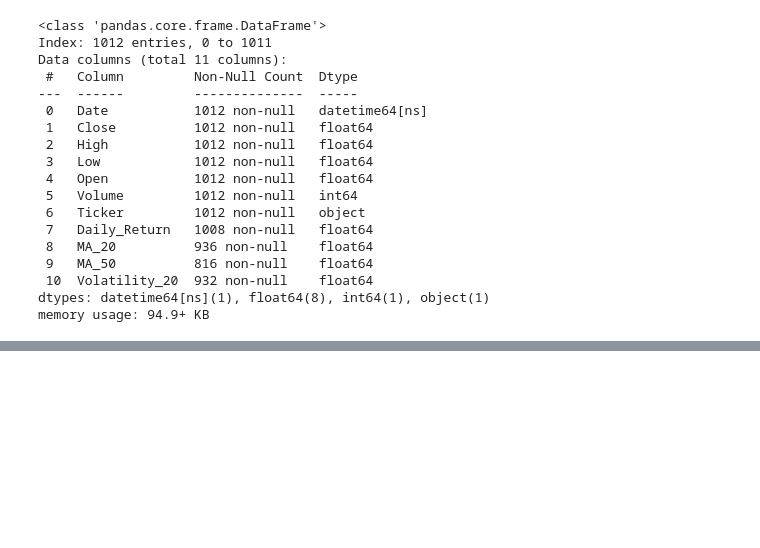
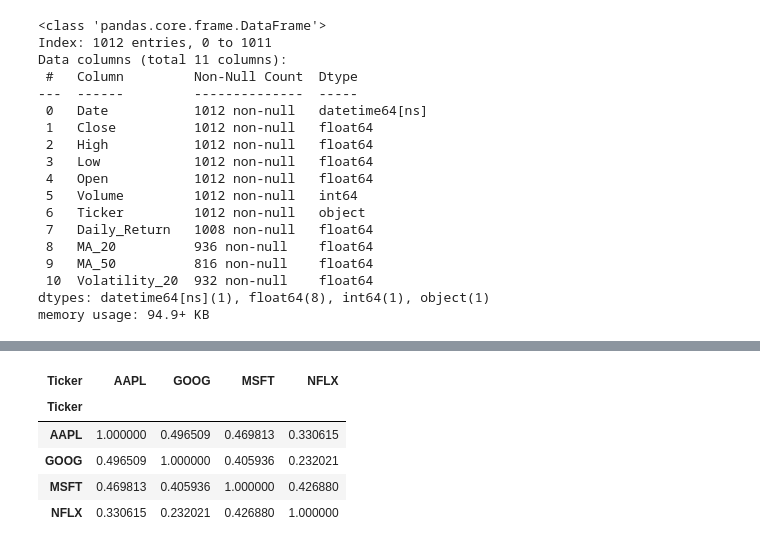
Before and after one commit to HarshaVaradhanGopal/Stock-Market-Analysis, a Jupyter notebook: Stock_Market_Analysis.ipynb, the cells around one changed output, grey strips where cells are left out. Saved outputs shown, nothing was run; the diff lists cells and outputs as text; code cells hidden in the pictures; blank space fills up the shorter version.

```diff
--- a/Stock_Market_Analysis.ipynb
+++ b/Stock_Market_Analysis.ipynb
@@ -378,0 +387,10 @@ memory usage: 94.9+ KB
+# %%
+correlation_matrix = returns_df.corr()
+correlation_matrix
+# %% [output]
+| Ticker | AAPL | GOOG | MSFT | NFLX |
+| Ticker |  |  |  |  |
+| AAPL | 1.000000 | 0.496509 | 0.469813 | 0.330615 |
+| GOOG | 0.496509 | 1.000000 | 0.405936 | 0.232021 |
+| MSFT | 0.469813 | 0.405936 | 1.000000 | 0.426880 |
+| NFLX | 0.330615 | 0.232021 | 0.426880 | 1.000000 |
```
Also changed, not shown: parts of 4 cells of this notebook.
